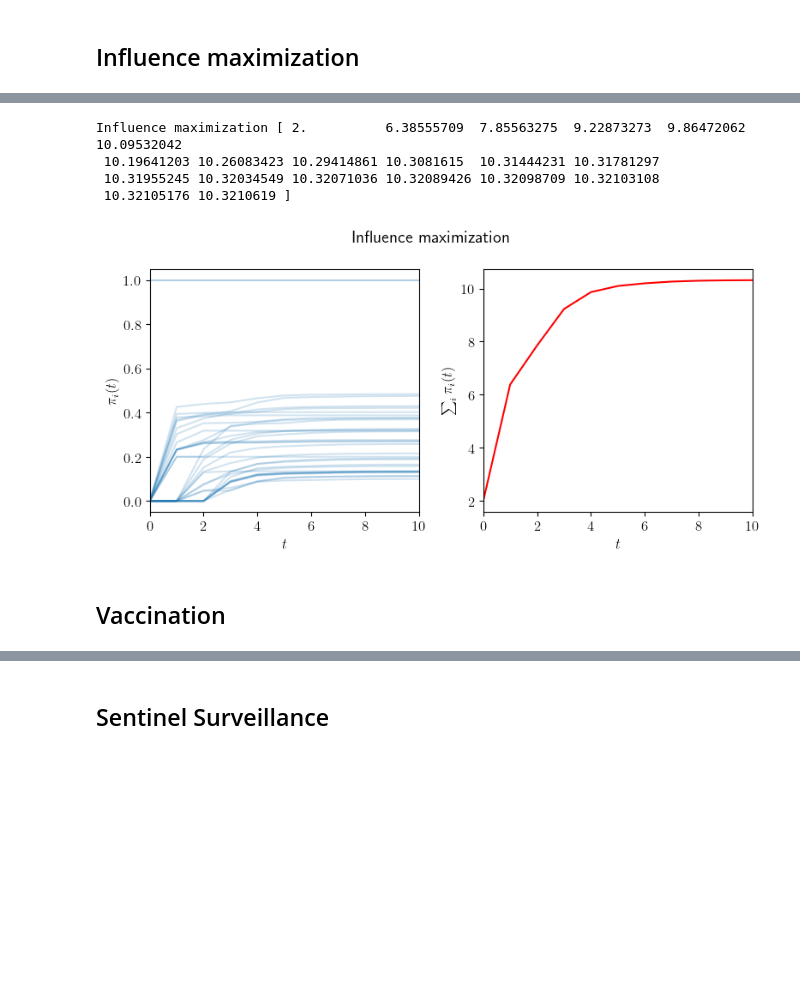
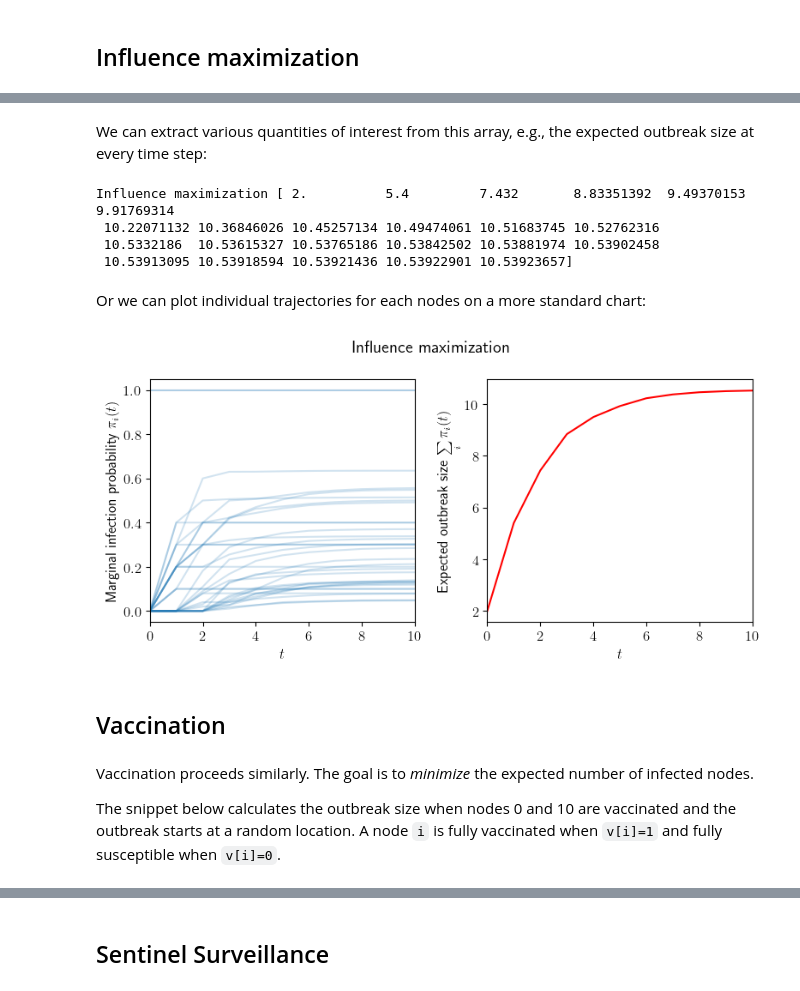
Before and after one commit to erikweis/loopy-MP-interventions, a Jupyter notebook: example.ipynb, the cells around one changed output, grey strips where cells are left out. Saved outputs shown, nothing was run; the diff lists cells and outputs as text; code cells hidden in the pictures; blank space fills up the shorter version.

```diff
--- a/example.ipynb
+++ b/example.ipynb
@@ -11,6 +23,6 @@ plt.rc('font', size=12)
 # %%
 g = nx.karate_club_graph()
 r = 1
-infection_rate = 0.2
+p = 0.2
 t_max = 50
 M = 10
@@ -20,14 +46,16 @@ M = 10
 n = len(g)
 seeds = [0,10]
 
-# set s and v
+# set the seed `s` and the vaccinated nodes `v`
 s = np.zeros(n)
 s[seeds] = 1
+
 # no vaccinated nodes
 v = np.zeros(n)
 
-NMP = NeighborhoodMessagePassing(g, r, infection_rate, t_max,
-                                    M=M, v = v, verbose=True, temporal = False)
+# run simulation
+NMP = NeighborhoodMessagePassing(g, r, p, t_max,
+                                    M=M, v = v, verbose=True, temporal = True)
 
 NMP.neighborhood_message_passing(s)
 marginals = NMP.marginals
@@ -38,28 +77,40 @@ Sampling neighborhoods for N_i excluding N_j.
+# %% [markdown]
+We can extract various quantities of interest from this array, e.g., the expected outbreak size at every time step:
 # %%
 # extract the expected outbreak size
 pi_t = np.sum(marginals, axis=0)
-print("Influence maximization",pi_t)
+print("Influence maximization", pi_t)
 # %% [output]
-Influence maximization [ 2.          6.38555709  7.85563275  9.22873273  9.86472062 10.09532042
- 10.19641203 10.26083423 10.29414861 10.3081615  10.31444231 10.31781297
- 10.31955245 10.32034549 10.32071036 10.32089426 10.32098709 10.32103108
- 10.32105176 10.3210619 ]
+Influence maximization [ 2.          5.4         7.432       8.83351392  9.49370153  9.91769314
+ 10.22071132 10.36846026 10.45257134 10.49474061 10.51683745 10.52762316
+ 10.5332186  10.53615327 10.53765186 10.53842502 10.53881974 10.53902458
+ 10.53913095 10.53918594 10.53921436 10.53922901 10.53923657]
+# %% [markdown]
+Or we can plot individual trajectories for each nodes on a more standard chart:
 # %%
 fig, axes = plt.subplots(1,2, figsize=(8,4))
+xlim = [0, 10]
 
 ax = axes[0]
 ax.plot(marginals.T,color = 'C0', alpha = 0.2)
-ax.set(xlabel=r'$t$', ylabel= r'$\pi_i(t)$',xlim=[0,10])
+ax.set(xlabel=r'$t$', ylabel= r'Marginal infection probability $\pi_i(t)$')
+ax.set(xlim=xlim)
 
 ax = axes[1]
 ax.plot(pi_t, color = 'red')
-ax.set(xlabel=r'$t$', ylabel= r'$\sum_i \pi_i(t)$')
-ax.set(xlim=[0,10])
+ax.set(xlabel=r'$t$', ylabel= r'Expected outbreak size $\sum\limits_i \pi_i(t)$')
+ax.set(xlim=xlim)
+
 plt.suptitle("Influence maximization")
 plt.tight_layout()
 # %% [output]
-[figure, old version]
+[figure, new version]
 # %% [markdown]
 ## Vaccination
+# %% [markdown]
+Vaccination proceeds similarly.
+The goal is to *minimize* the expected number of infected nodes.
+
+The snippet below calculates the outbreak size when nodes 0 and 10 are vaccinated and the outbreak starts at a random location. A node `i` is fully vaccinated when `v[i]=1` and fully susceptible when `v[i]=0`.
 # %%
 n = len(g)
```
Also changed, not shown: parts of 26 cells of this notebook.
